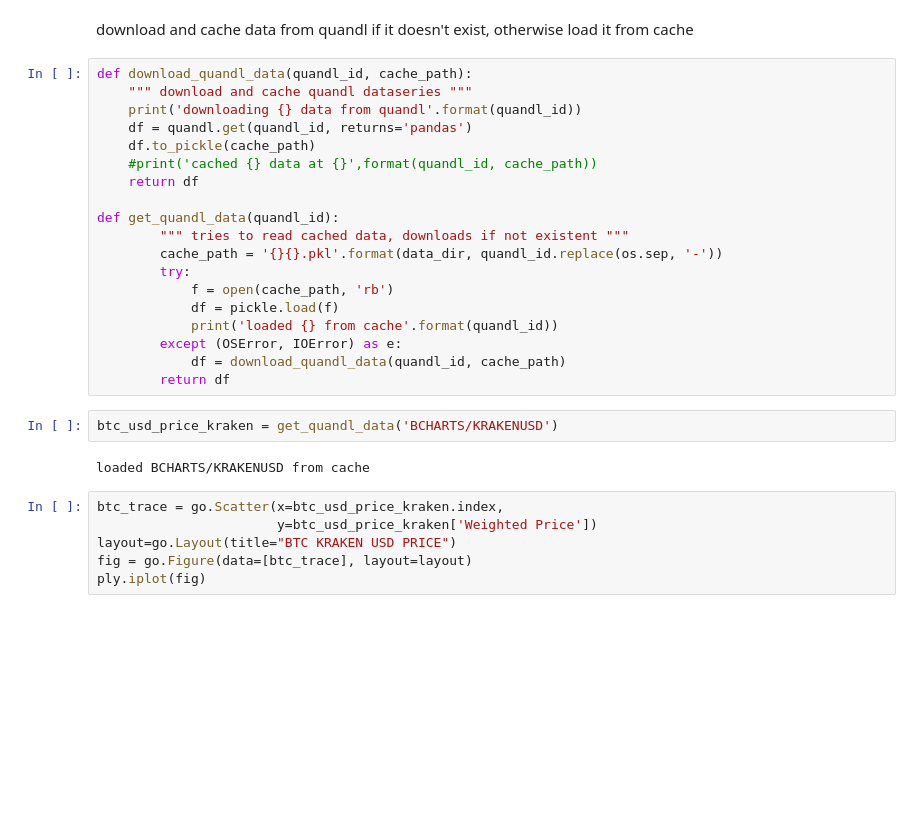
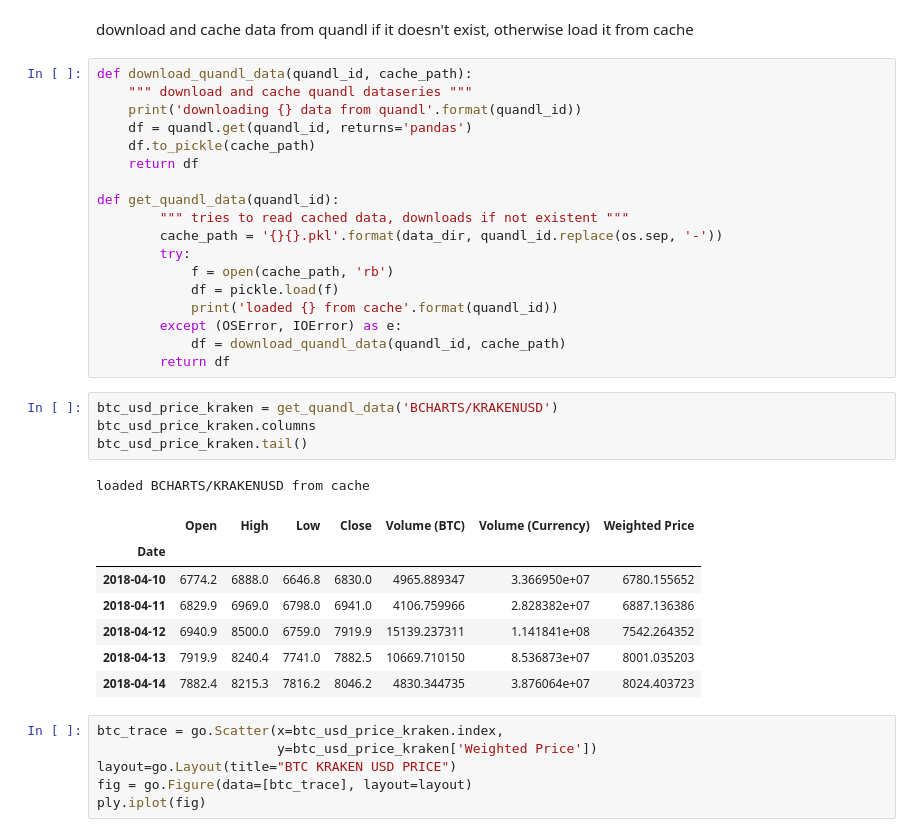
Before and after one commit to CorbinFoucart/CCdataT, a Jupyter notebook: Using Quandl.ipynb, the cells around one changed output. Cells and saved outputs as stored; diff of their text form; blank space fills up the shorter version.

Commit message:
updates pulling in different market data

```diff
--- a/Using Quandl.ipynb
+++ b/Using Quandl.ipynb
@@ -35,7 +35,6 @@ def download_quandl_data(quandl_id, cache_path):
     print('downloading {} data from quandl'.format(quandl_id))
     df = quandl.get(quandl_id, returns='pandas')
     df.to_pickle(cache_path)
-    #print('cached {} data at {}',format(quandl_id, cache_path))
     return df
 
 def get_quandl_data(quandl_id):
@@ -50,8 +49,17 @@ def get_quandl_data(quandl_id):
         return df
 # %%
 btc_usd_price_kraken = get_quandl_data('BCHARTS/KRAKENUSD')
+btc_usd_price_kraken.columns
+btc_usd_price_kraken.tail()
 # %% [output]
 loaded BCHARTS/KRAKENUSD from cache
+|  | Open | High | Low | Close | Volume (BTC) | Volume (Currency) | Weighted Price |
+| Date |  |  |  |  |  |  |  |
+| 2018-04-10 | 6774.2 | 6888.0 | 6646.8 | 6830.0 | 4965.889347 | 3.366950e+07 | 6780.155652 |
+| 2018-04-11 | 6829.9 | 6969.0 | 6798.0 | 6941.0 | 4106.759966 | 2.828382e+07 | 6887.136386 |
+| 2018-04-12 | 6940.9 | 8500.0 | 6759.0 | 7919.9 | 15139.237311 | 1.141841e+08 | 7542.264352 |
+| 2018-04-13 | 7919.9 | 8240.4 | 7741.0 | 7882.5 | 10669.710150 | 8.536873e+07 | 8001.035203 |
+| 2018-04-14 | 7882.4 | 8215.3 | 7816.2 | 8046.2 | 4830.344735 | 3.876064e+07 | 8024.403723 |
 # %%
 btc_trace = go.Scatter(x=btc_usd_price_kraken.index,
                        y=btc_usd_price_kraken['Weighted Price'])
```
Also changed, not shown: parts of 6 cells of this notebook.
